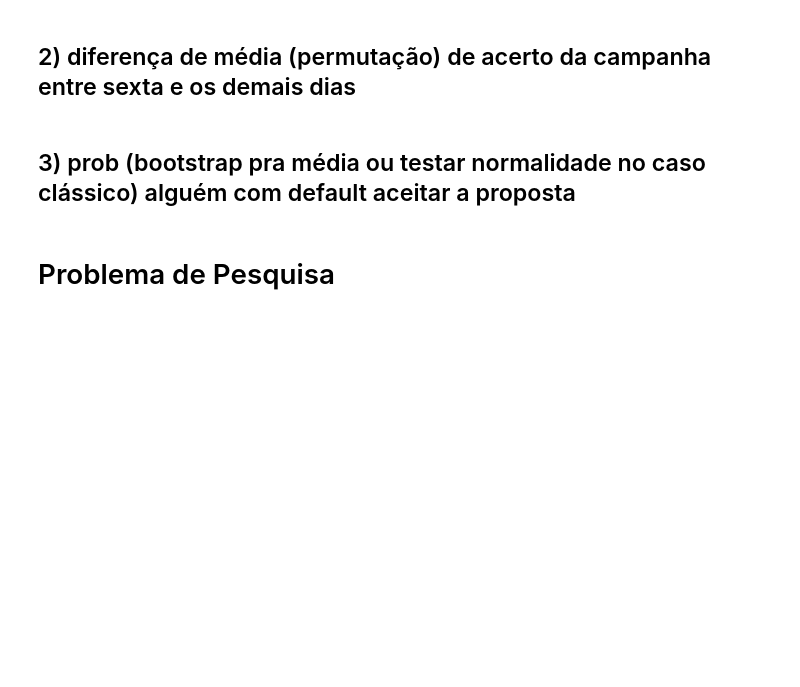
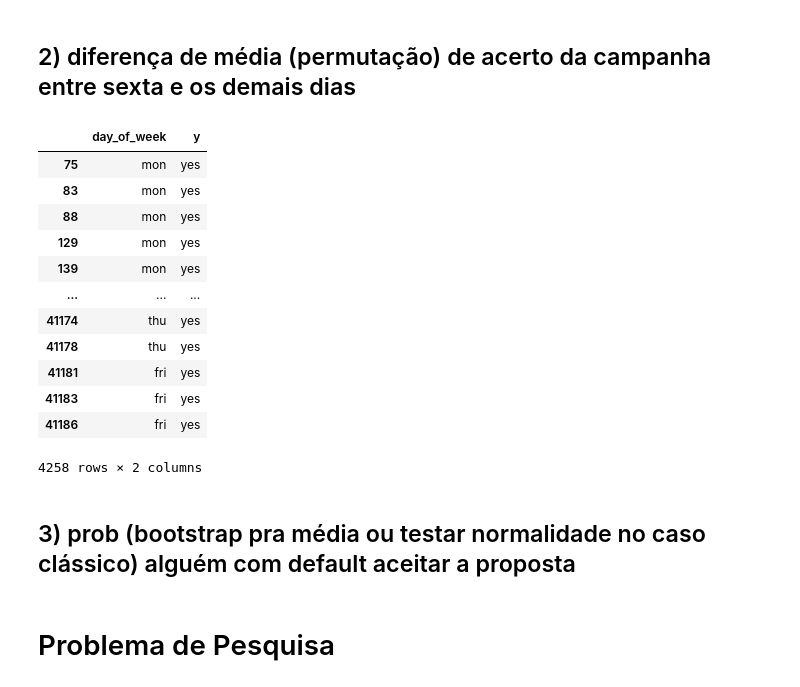
Before and after one commit to bruno-marcelino10/projeto-icd-ufmg, a Jupyter notebook: notebook/EDA.ipynb, the cells around one changed output. Drawn from its saved outputs; the diff is of its cells as text; code cells hidden in the pictures; blank space fills up the shorter version.

```diff
--- a/notebook/EDA.ipynb
+++ b/notebook/EDA.ipynb
@@ -276,0 +293,17 @@ print("IC para média entre casados e solteiros:", bootstrap_diff_mean(tmp1, tmp
+# %%
+tmp_per = df[['day_of_week','y']].copy()
+tmp_per = tmp_per[tmp_per['y'] == 'yes']
+# %% [output]
+|  | day_of_week | y |
+| 75 | mon | yes |
+| 83 | mon | yes |
+| 88 | mon | yes |
+| 129 | mon | yes |
+| 139 | mon | yes |
+| ... | ... | ... |
+| 41174 | thu | yes |
+| 41178 | thu | yes |
+| 41181 | fri | yes |
+| 41183 | fri | yes |
+| 41186 | fri | yes |
+4258 rows × 2 columns
```
Also changed, not shown: parts of 8 cells of this notebook.
